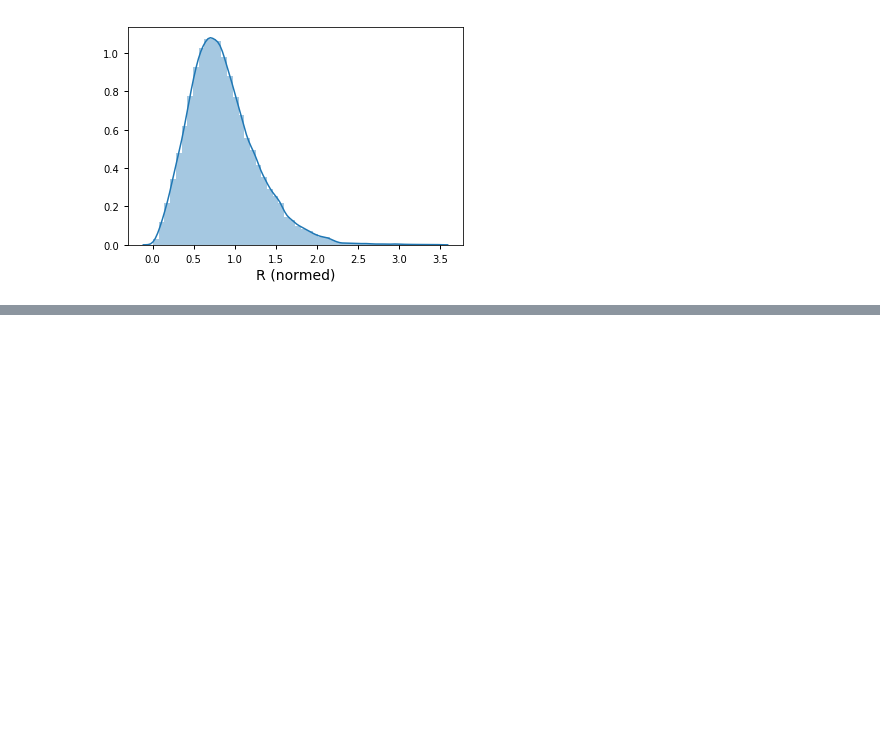
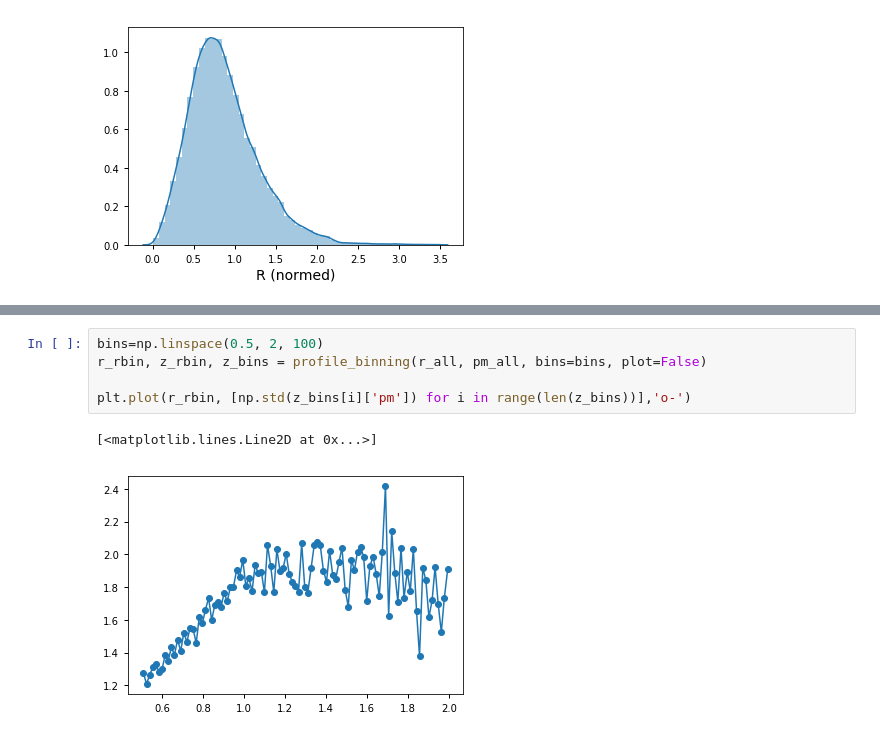
Before and after one commit to nstarman/jas1101_project, a Jupyter notebook: notebooks/Dynesty_GCpipe.ipynb, the cells around one changed output, grey strips where cells are left out. Drawn from its saved outputs; the diff is of its cells as text; blank space fills up the shorter version.

```diff
--- a/notebooks/Dynesty_GCpipe.ipynb
+++ b/notebooks/Dynesty_GCpipe.ipynb
@@ -125,0 +126,8 @@ plt.show()
+# %%
+bins=np.linspace(0.5, 2, 100)
+r_rbin, z_rbin, z_bins = profile_binning(r_all, pm_all, bins=bins, plot=False)
+
+plt.plot(r_rbin, [np.std(z_bins[i]['pm']) for i in range(len(z_bins))],'o-')
+# %% [output]
+[<matplotlib.lines.Line2D at 0x...>]
+[figure, added]
```
Also changed, not shown: parts of 5 cells of this notebook, 1 other file.
